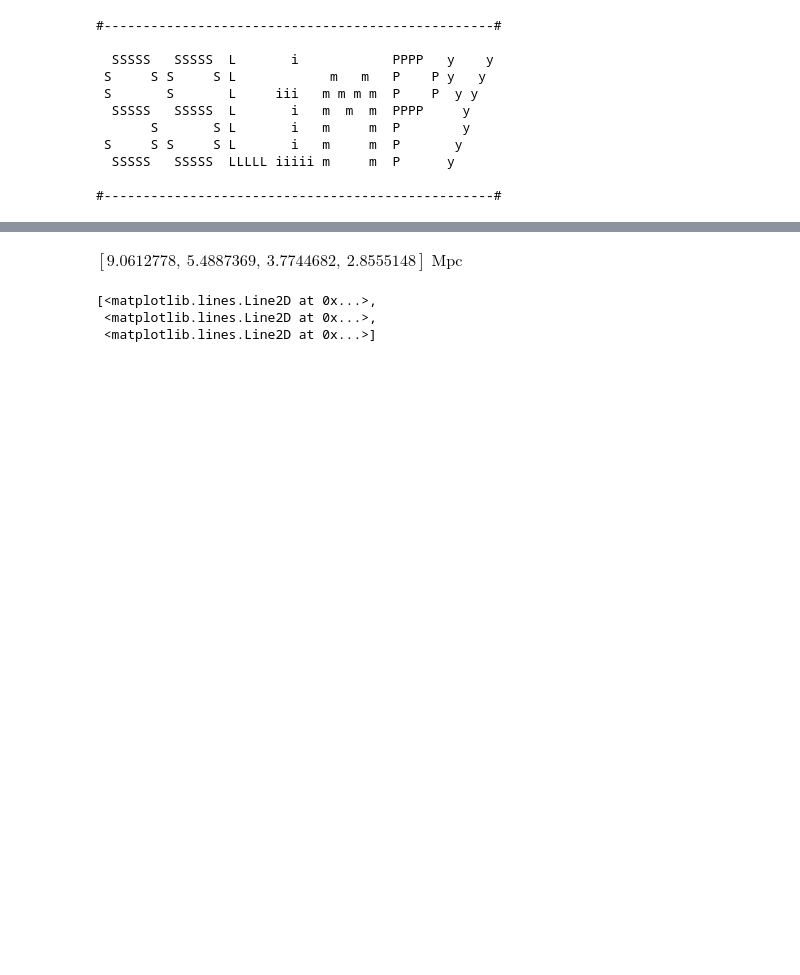
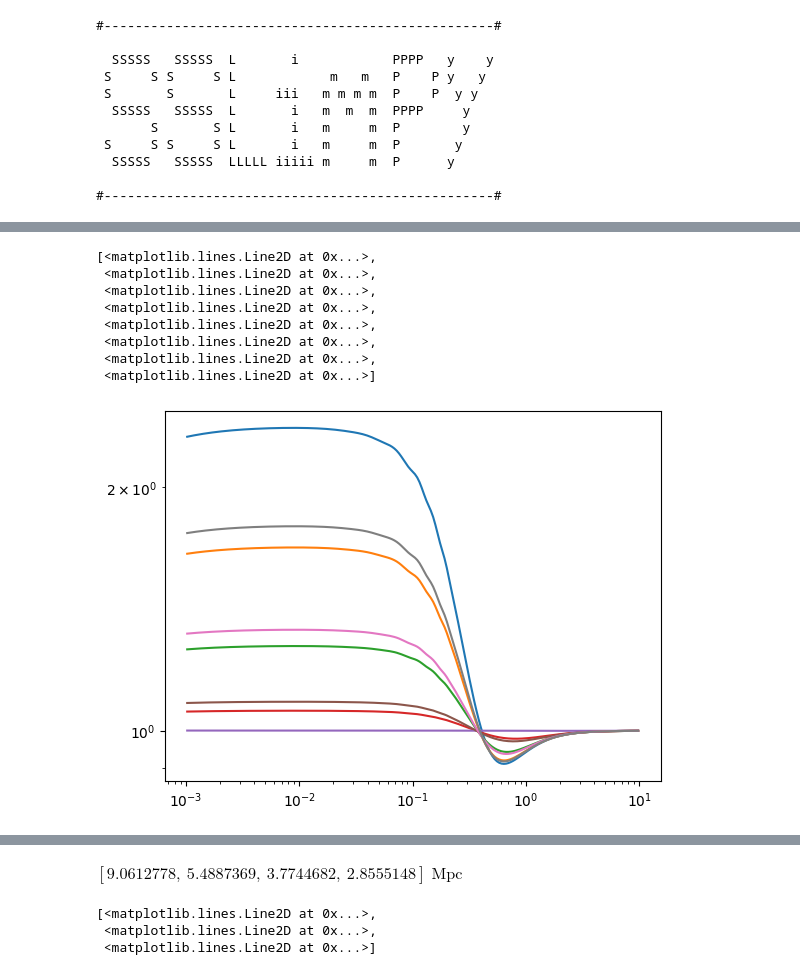
Before and after one commit to Sefa76/SSLimPy, a Jupyter notebook: SSLimPy.ipynb, the cells around one changed output, grey strips where cells are left out. Drawn from its saved outputs; the diff is of its cells as text; code cells hidden in the pictures; blank space fills up the shorter version.

```diff
--- a/SSLimPy.ipynb
+++ b/SSLimPy.ipynb
@@ -37,0 +60,12 @@ Success
+# %%
+plt.loglog(pobs.k,np.squeeze(pobs.Pk_obs[:,::16,:])/np.squeeze(pobs.Pk_obs[:,62,:])[:,None])
+# %% [output]
+[<matplotlib.lines.Line2D at 0x...>,
+ <matplotlib.lines.Line2D at 0x...>,
+ <matplotlib.lines.Line2D at 0x...>,
+ <matplotlib.lines.Line2D at 0x...>,
+ <matplotlib.lines.Line2D at 0x...>,
+ <matplotlib.lines.Line2D at 0x...>,
+ <matplotlib.lines.Line2D at 0x...>,
+ <matplotlib.lines.Line2D at 0x...>]
+[figure, added]
```
Also changed, not shown: parts of 12 cells of this notebook, 2 other files.
